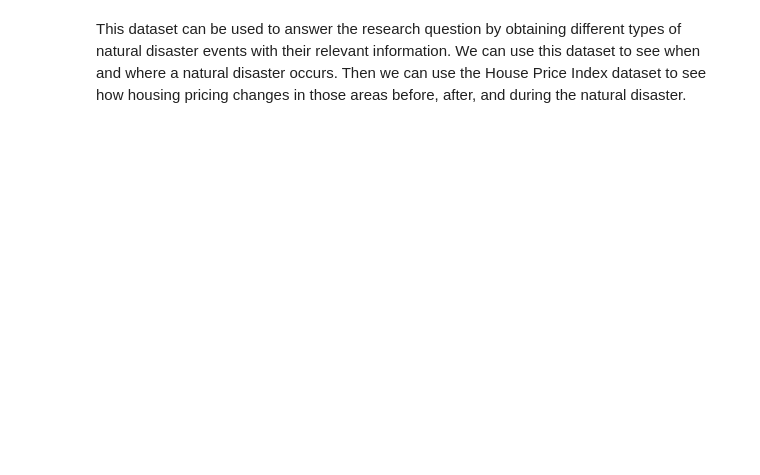
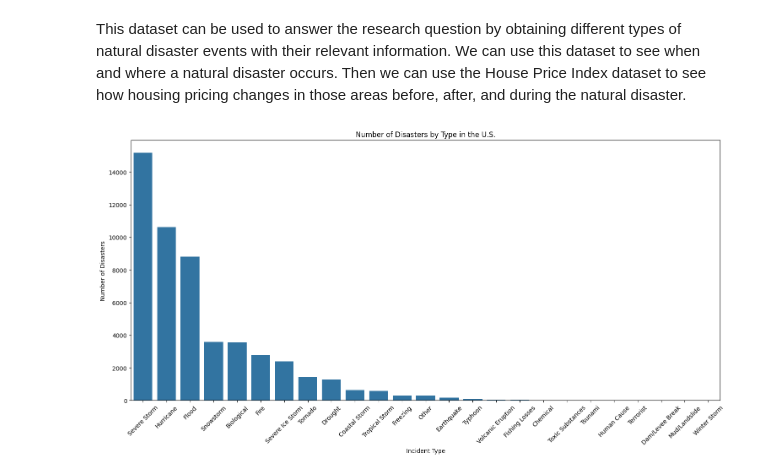
Before and after one commit to sofiadellarosa/FinalProjectDS, a Jupyter notebook: DSproject.ipynb, the cells around one changed output. Saved outputs shown, nothing was run; the diff lists cells and outputs as text; code cells hidden in the pictures; blank space fills up the shorter version.

```diff
--- a/DSproject.ipynb
+++ b/DSproject.ipynb
@@ -138,7 +133,7 @@ disasterDeclaration_df.drop(columns=[
     "femaDeclarationString", "disasterNumber", "ihProgramDeclared", "iaProgramDeclared",
     "paProgramDeclared", "hmProgramDeclared", "placeCode", "declarationRequestNumber",
     "lastIAFilingDate", "designatedIncidentTypes", "lastRefresh", "hash", "id",
-    "tribalRequest", "fipsStateCode", "fipsCountyCode"
+    "tribalRequest", "fipsStateCode", "fipsCountyCode", "incidentId", "region"
 ], inplace=True, errors="ignore")
 
 #Resets the index after dropping the unrevlant columns
@@ -156,16 +151,16 @@ disasterDeclaration_df = disasterDeclaration_df.rename(columns={
     "designatedArea": "Designated Area"
 })
 
-#Cleans and standardize the Designated Area column
-def clean_designated_area(entry):
+#Cleans the designated Area column
+def clean(entry):
     if pd.isna(entry):
         return entry
     return entry.lower().replace(" (county)", "").strip()
 
-disasterDeclaration_df['Designated Area'] = disasterDeclaration_df['Designated Area'].apply(clean_designated_area)
+disasterDeclaration_df['Designated Area'] = disasterDeclaration_df['Designated Area'].apply(clean)
 
-#Replaces empty or invalid values with NaN
-def replace_empty_with_nan(entry):
+#Replaces empty or invalid values with NaN so we can get rid of NaN values later on
+def replaceNan(entry):
     entry = str(entry).strip()
     if entry in ["–", '="0"', '="0.00"', "", "nan"]:
         return np.nan
@@ -173,12 +168,7 @@ def replace_empty_with_nan(entry):
 
 #Apply NaN replacement to all columns
 for col in disasterDeclaration_df.columns:
-    disasterDeclaration_df[col] = disasterDeclaration_df[col].apply(replace_empty_with_nan)
-
-#Converts specific columns to float where applicable
-float_columns = ["Fiscal Year Declared"]
-for col in float_columns:
-    disasterDeclaration_df[col] = pd.to_numeric(disasterDeclaration_df[col], errors='coerce')
+    disasterDeclaration_df[col] = disasterDeclaration_df[col].apply(replaceNan)
 
 #Drops all rows containing NaN values since we are not looking at rows with nan values
 disasterDeclaration_df.dropna(inplace=True)
@@ -186,9 +176,6 @@ disasterDeclaration_df.dropna(inplace=True)
 #Resets the index after dropping NaN rows
 disasterDeclaration_df = disasterDeclaration_df.reset_index(drop=True)
 
-#Saves the cleaned dataset without NaN rows to a new CSV file
-disasterDeclaration_df.to_csv("Cleaned_DisasterDeclarations_NoNaN.csv", index=False)
-
 #Displays the cleaned data
 disasterDeclaration_df.head()
 # %% [output]
@@ -289,2 +188,19 @@ _ = plt.ylabel('count()')
 # %% [markdown]
 This dataset can be used to answer the research question by obtaining different types of natural disaster events with their relevant information. We can use this dataset to see when and where a natural disaster occurs. Then we can use the House Price Index dataset to see how housing pricing changes in those areas before, after, and during the natural disaster.
+# %%
+import matplotlib.pyplot as plt
+import seaborn as sns
+
+#Gets the number of disasters by the incident type
+disasterCounts = disasterDeclaration_df["Incident Type"].value_counts()
+
+#Bar graph of each of the number of disater by types
+plt.figure(figsize=(18, 8))
+sns.barplot(x=disasterCounts.index, y=disasterCounts.values)
+plt.xticks(rotation=45)
+plt.xlabel("Incident Type")
+plt.ylabel("Number of Disasters")
+plt.title("Number of Disasters by Type in the U.S.")
+plt.show()
+# %% [output]
+[figure, added]
```
Also changed, not shown: parts of 4 cells of this notebook.
